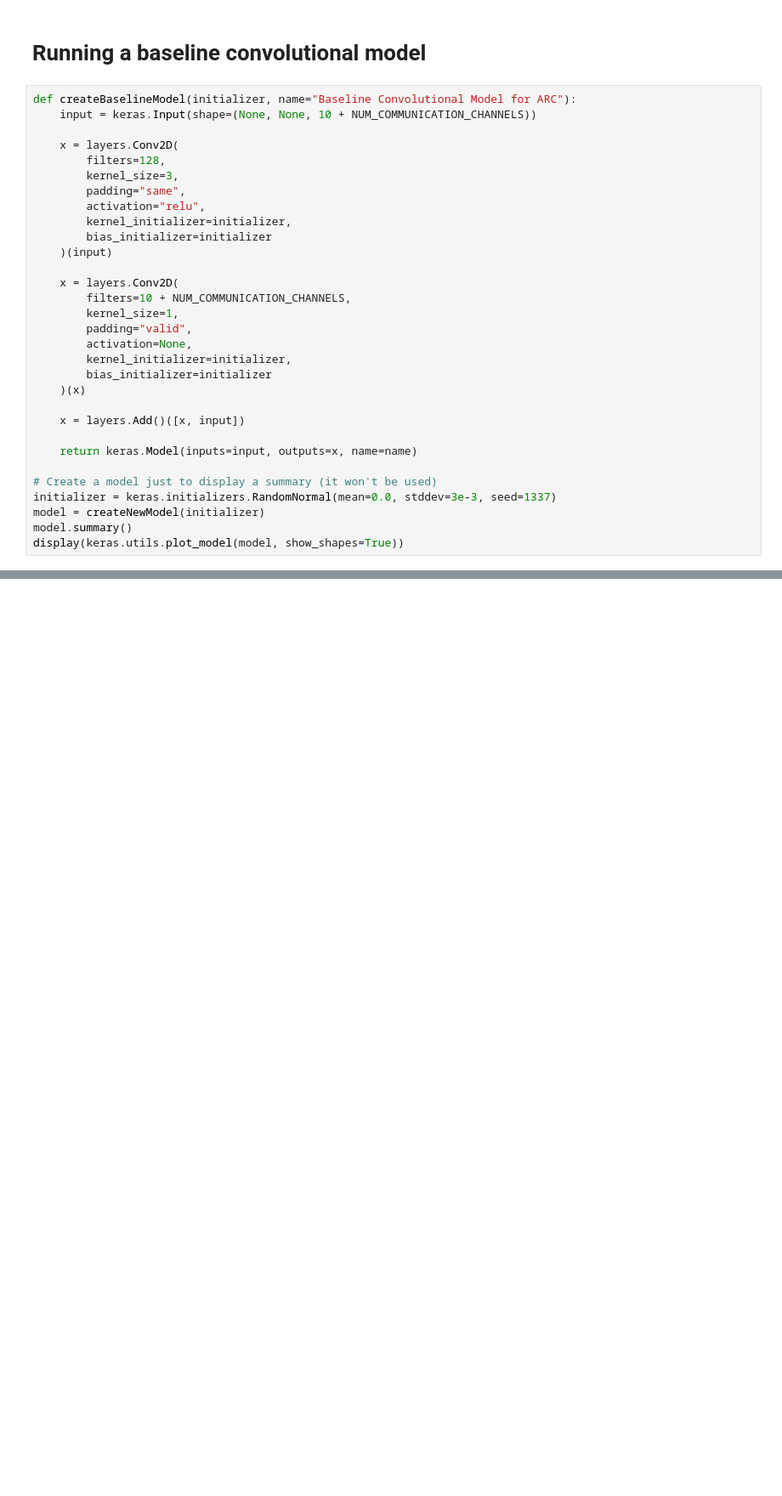
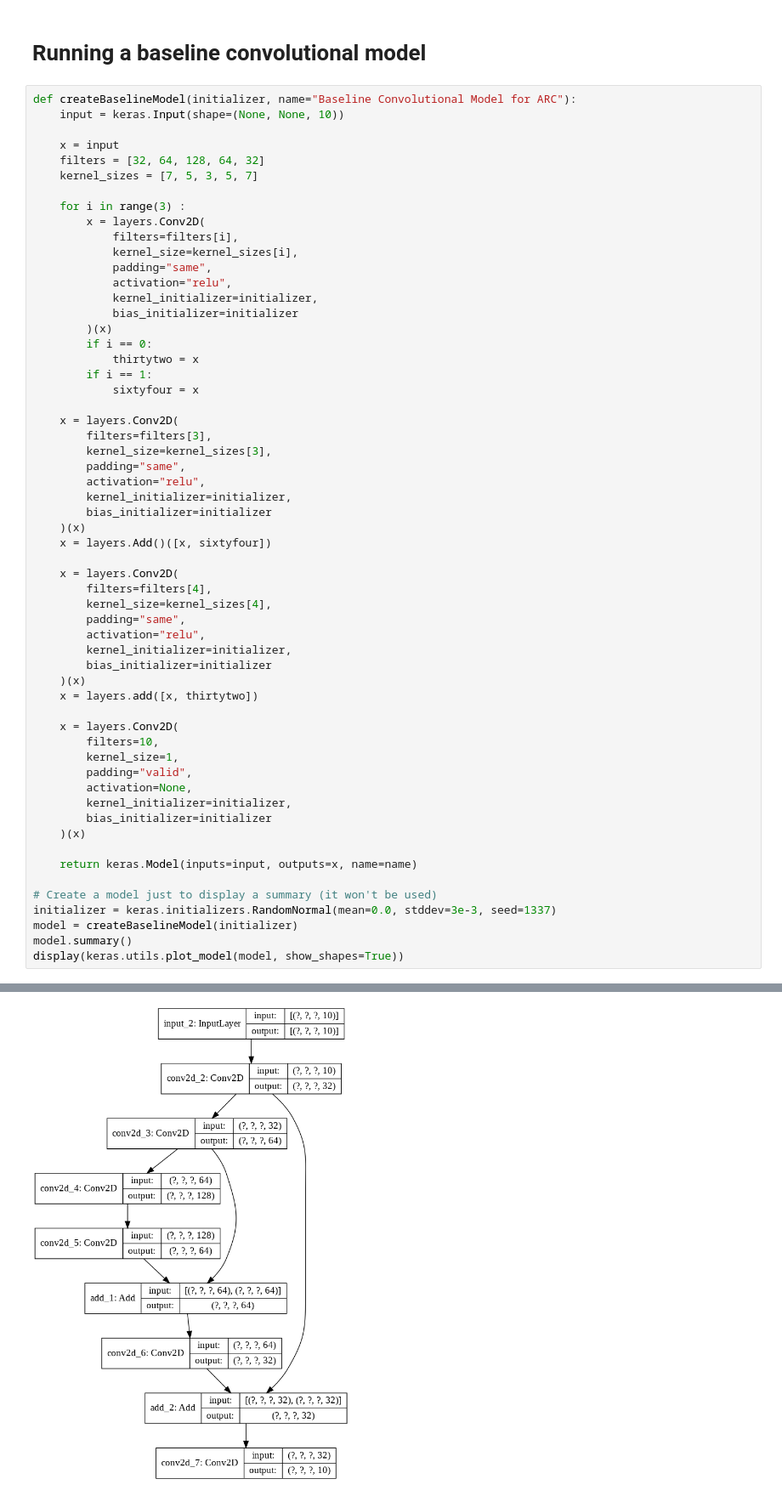
Before and after one commit to marcospgp/abstraction-and-reasoning, a Jupyter notebook: Neural_Cellular_Automata_for_ARC.ipynb, the cells around one changed output, grey strips where cells are left out. Shown at 85% size. Drawn from its saved outputs; the diff is of its cells as text; blank space fills up the shorter version.

```diff
--- a/Neural_Cellular_Automata_for_ARC.ipynb
+++ b/Neural_Cellular_Automata_for_ARC.ipynb
@@ -498,19 +560,48 @@ model.save("")
 # Running a baseline convolutional model
 # %%
 def createBaselineModel(initializer, name="Baseline Convolutional Model for ARC"):
-    input = keras.Input(shape=(None, None, 10 + NUM_COMMUNICATION_CHANNELS))
+    input = keras.Input(shape=(None, None, 10))
+
+    x = input
+    filters = [32, 64, 128, 64, 32]
+    kernel_sizes = [7, 5, 3, 5, 7]
+
+    for i in range(3) :
+        x = layers.Conv2D(
+            filters=filters[i],
+            kernel_size=kernel_sizes[i],
+            padding="same",
+            activation="relu",
+            kernel_initializer=initializer,
+            bias_initializer=initializer
+        )(x)
+        if i == 0:
+            thirtytwo = x
+        if i == 1:
+            sixtyfour = x
 
     x = layers.Conv2D(
-        filters=128,
-        kernel_size=3,
+        filters=filters[3],
+        kernel_size=kernel_sizes[3],
         padding="same",
         activation="relu",
         kernel_initializer=initializer,
         bias_initializer=initializer
-    )(input)
+    )(x)
+    x = layers.Add()([x, sixtyfour])
 
     x = layers.Conv2D(
-        filters=10 + NUM_COMMUNICATION_CHANNELS,
+        filters=filters[4],
+        kernel_size=kernel_sizes[4],
+        padding="same",
+        activation="relu",
+        kernel_initializer=initializer,
+        bias_initializer=initializer
+    )(x)
+    x = layers.add([x, thirtytwo])
+
+    x = layers.Conv2D(
+        filters=10,
         kernel_size=1,
         padding="valid",
         activation=None,
@@ -518,12 +609,11 @@ def createBaselineModel(initializer, name="Baseline Convolutional Model for ARC"
         bias_initializer=initializer
     )(x)
 
-    x = layers.Add()([x, input])
-
     return keras.Model(inputs=input, outputs=x, name=name)
 
 # Create a model just to display a summary (it won't be used)
 initializer = keras.initializers.RandomNormal(mean=0.0, stddev=3e-3, seed=1337)
-model = createNewModel(initializer)
+model = createBaselineModel(initializer)
 model.summary()
 display(keras.utils.plot_model(model, show_shapes=True))
+# %% [output]
@@ -529,0 +637 @@ display(keras.utils.plot_model(model, show_shapes=True))
+[figure, added]
```
Also changed, not shown: parts of 5 cells of this notebook.
